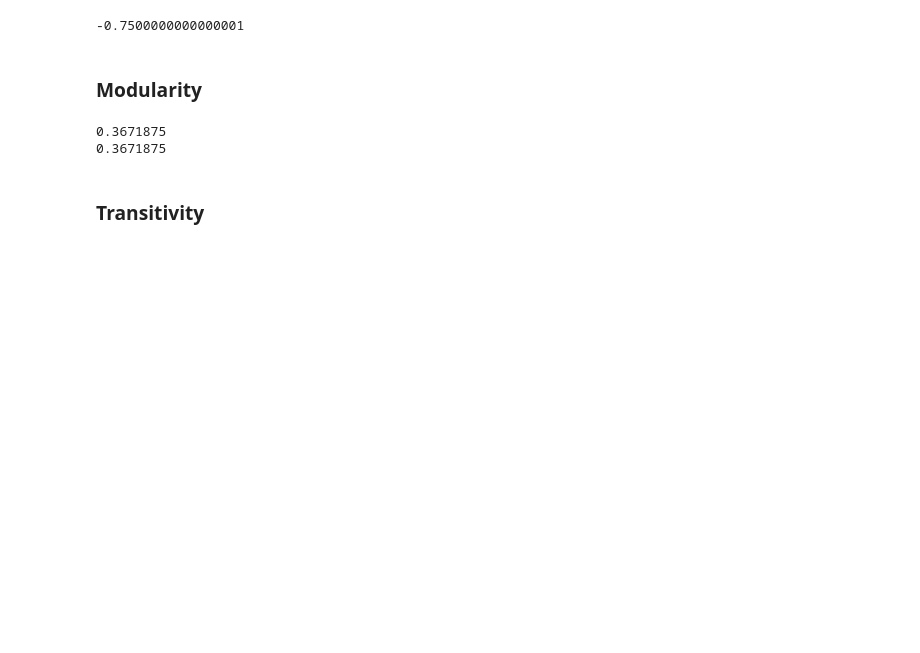
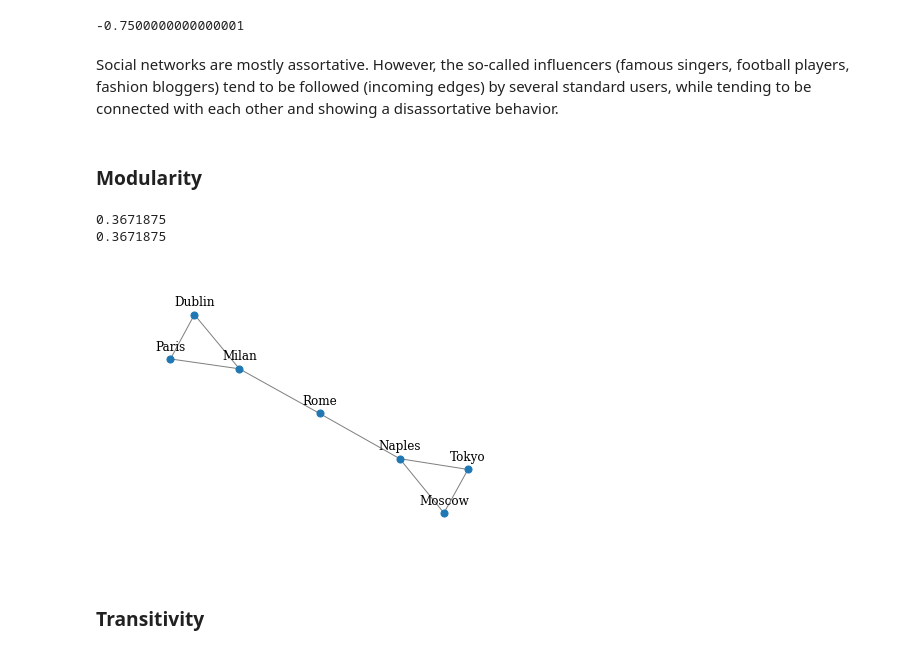
Before and after one commit to lin3372/BK_Graph_Machine_Learning_Pkt21, a Jupyter notebook: 01_03_Graph_metrics.ipynb, the cells around one changed output. Saved outputs shown, nothing was run; the diff lists cells and outputs as text; code cells hidden in the pictures; blank space fills up the shorter version.

```diff
--- a/01_03_Graph_metrics.ipynb
+++ b/01_03_Graph_metrics.ipynb
@@ -427,24 +446,29 @@ draw_graph(G, node_names=nodes,filename='assortativity.png')
 nx.degree_pearson_correlation_coefficient(G)
 # %% [output]
 -0.7500000000000001
+# %% [markdown]
+Social networks are mostly assortative. However, the so-called influencers (famous singers, football players, fashion bloggers) tend to be followed (incoming edges) by several standard users, while tending to be connected with each other and showing a disassortative behavior.
 # %% [markdown]
 ### Modularity
 # %%
 import networkx.algorithms.community as nx_comm
 
 G = nx.Graph()
 nodes = {1:'Dublin',2:'Paris',3:'Milan',4:'Rome',5:'Naples',6:'Moscow',7:'Tokyo'}
 G.add_nodes_from(nodes.keys())
 G.add_edges_from([(1,2),(1,3),(2,3),(3,4),(4,5),(5,6),(6,7),(7,5)])
 
 # partitions can be provided manually
 print(nx_comm.modularity(G, communities=[{1,2,3,4},{5,6,7}]))
 
 # or automatically computed using networkx
 print(nx_comm.modularity(G, nx_comm.label_propagation_communities(G)))
+
+draw_graph(G, node_names=nodes)
 # %% [output]
 0.3671875
 0.3671875
+[figure, added]
 # %% [markdown]
 ### Transitivity
 # %%
```
Also changed, not shown: parts of 5 cells of this notebook.
